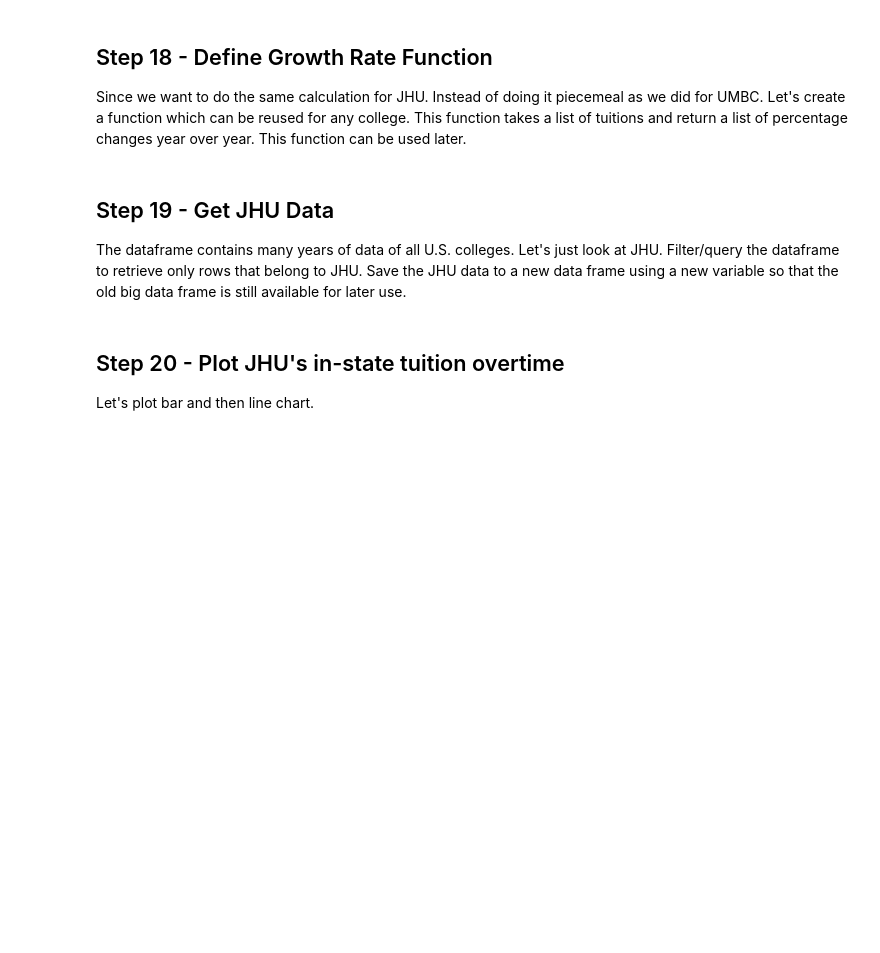
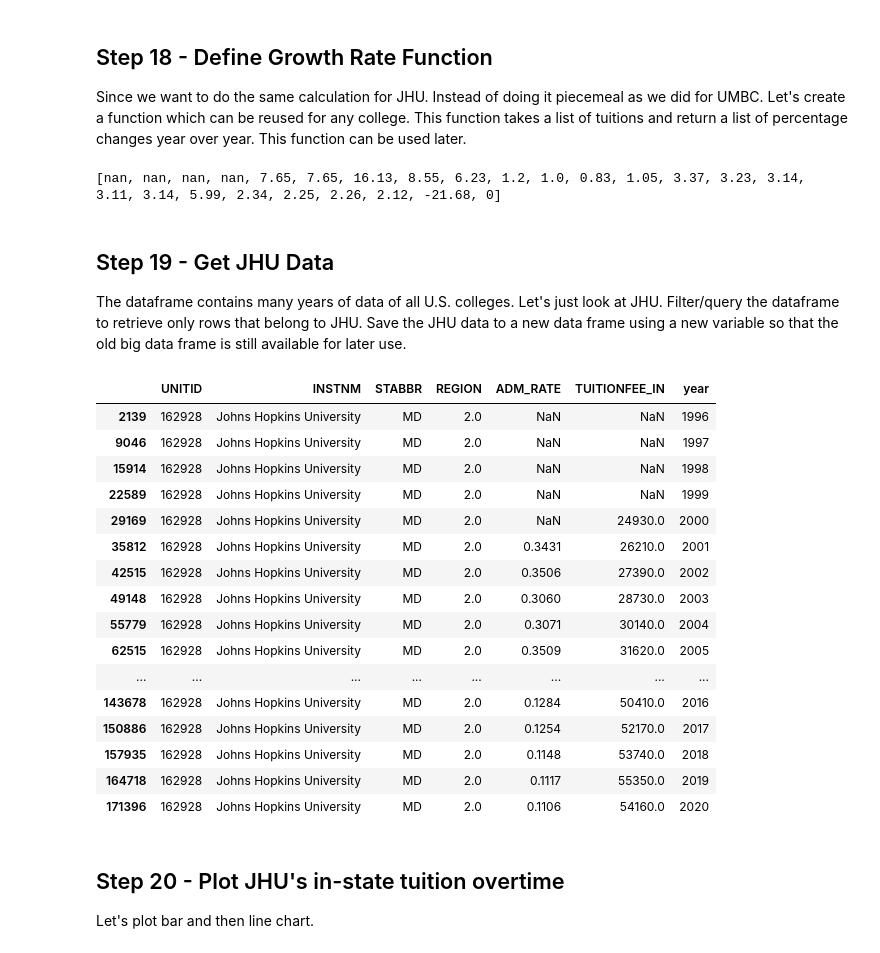
Before and after one commit to vunnampragathi/690-stats-and-visu, a Jupyter notebook: assignments_06/assignment_06.ipynb, the cells around one changed output. Drawn from its saved outputs; the diff is of its cells as text; code cells hidden in the pictures; blank space fills up the shorter version.

```diff
--- a/assignments_06/assignment_06.ipynb
+++ b/assignments_06/assignment_06.ipynb
@@ -500,3 +547,10 @@ Since we want to do the same calculation for JHU. Instead of doing it piecemeal
+# %%
+
+TUITIONFEE_IN_list = df1.TUITIONFEE_IN.tolist()
+
+print(growth_rate(TUITIONFEE_IN_list))
+# %% [output]
+[nan, nan, nan, nan, 7.65, 7.65, 16.13, 8.55, 6.23, 1.2, 1.0, 0.83, 1.05, 3.37, 3.23, 3.14, 3.11, 3.14, 5.99, 2.34, 2.25, 2.26, 2.12, -21.68, 0]
 # %% [markdown]
 ## Step 19 - Get JHU Data
 
@@ -506,3 +558,25 @@ The dataframe contains many years of data of all U.S. colleges. Let's just look
+# %%
+#(Write code here)
+df2=df_all.loc[df_all['INSTNM'] == "Johns Hopkins University"]  # searching for umbc
+df2
+# %% [output]
+|  | UNITID | INSTNM | STABBR | REGION | ADM_RATE | TUITIONFEE_IN | year |
+| 2139 | 162928 | Johns Hopkins University | MD | 2.0 | NaN | NaN | 1996 |
+| 9046 | 162928 | Johns Hopkins University | MD | 2.0 | NaN | NaN | 1997 |
+| 15914 | 162928 | Johns Hopkins University | MD | 2.0 | NaN | NaN | 1998 |
+| 22589 | 162928 | Johns Hopkins University | MD | 2.0 | NaN | NaN | 1999 |
+| 29169 | 162928 | Johns Hopkins University | MD | 2.0 | NaN | 24930.0 | 2000 |
+| 35812 | 162928 | Johns Hopkins University | MD | 2.0 | 0.3431 | 26210.0 | 2001 |
+| 42515 | 162928 | Johns Hopkins University | MD | 2.0 | 0.3506 | 27390.0 | 2002 |
+| 49148 | 162928 | Johns Hopkins University | MD | 2.0 | 0.3060 | 28730.0 | 2003 |
+| 55779 | 162928 | Johns Hopkins University | MD | 2.0 | 0.3071 | 30140.0 | 2004 |
+| 62515 | 162928 | Johns Hopkins University | MD | 2.0 | 0.3509 | 31620.0 | 2005 |
+| ... | ... | ... | ... | ... | ... | ... | ... |
+| 143678 | 162928 | Johns Hopkins University | MD | 2.0 | 0.1284 | 50410.0 | 2016 |
+| 150886 | 162928 | Johns Hopkins University | MD | 2.0 | 0.1254 | 52170.0 | 2017 |
+| 157935 | 162928 | Johns Hopkins University | MD | 2.0 | 0.1148 | 53740.0 | 2018 |
+| 164718 | 162928 | Johns Hopkins University | MD | 2.0 | 0.1117 | 55350.0 | 2019 |
+| 171396 | 162928 | Johns Hopkins University | MD | 2.0 | 0.1106 | 54160.0 | 2020 |
 # %% [markdown]
 ## Step 20 - Plot JHU's in-state tuition overtime
 
```
Also changed, not shown: parts of 15 cells of this notebook.
